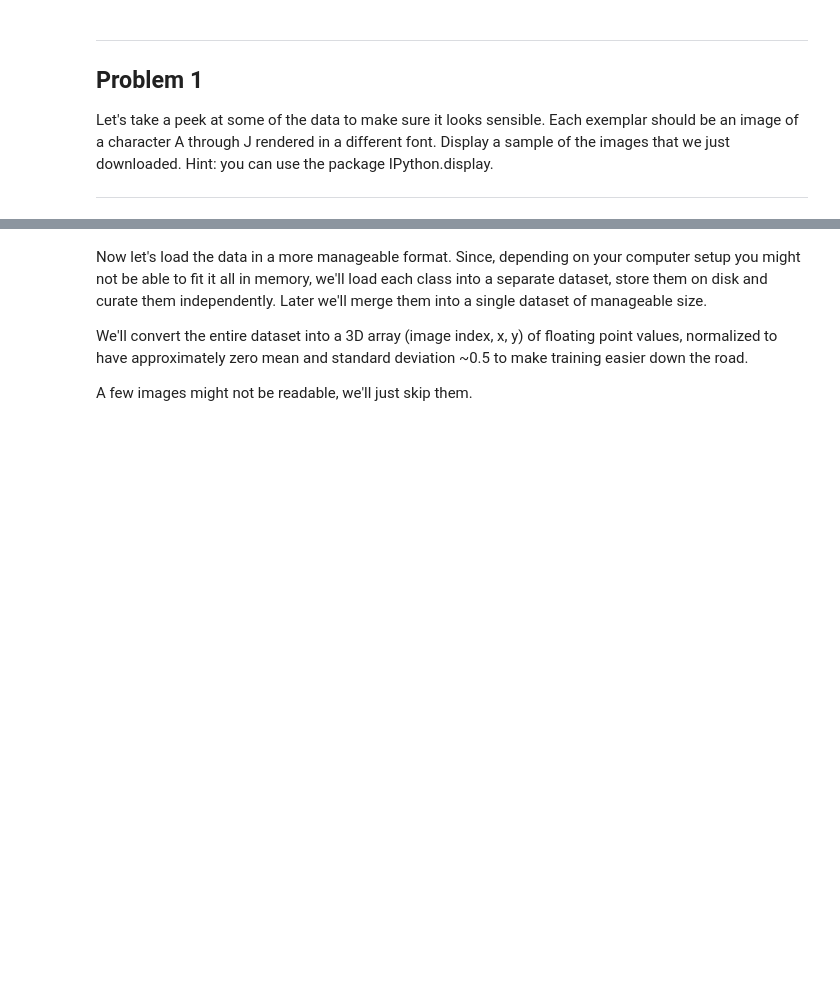
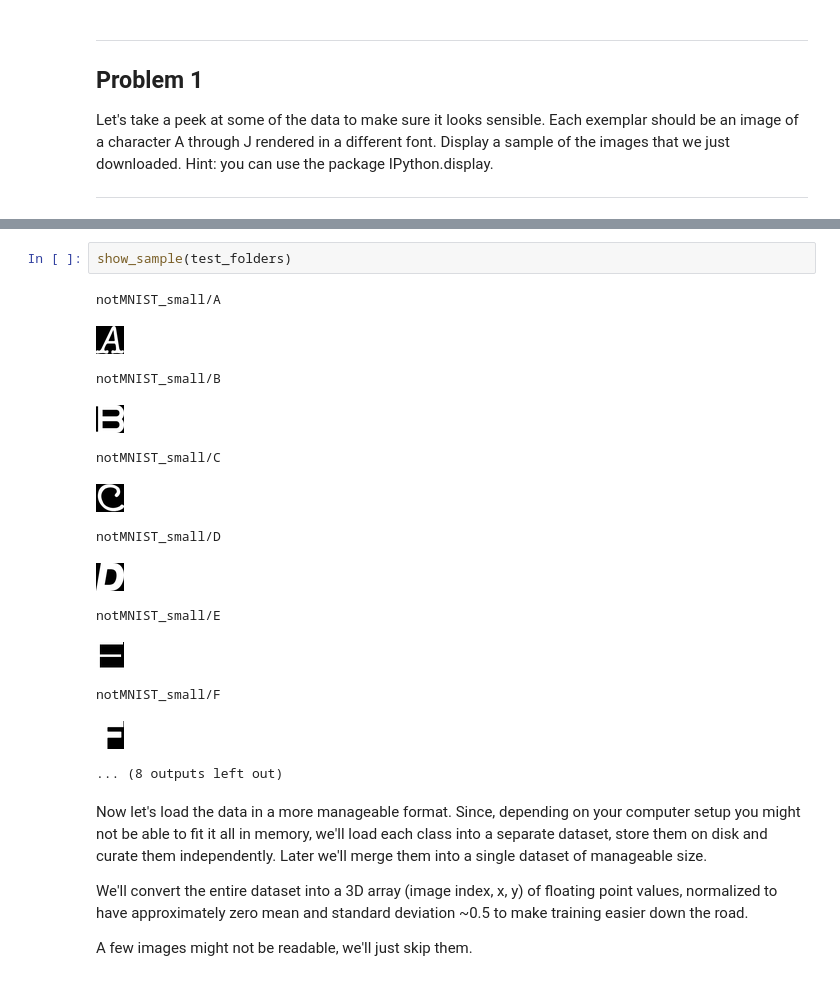
Before and after one commit to adityasalapaka/deep_learning_udacity, a Jupyter notebook: 1_notmnist.ipynb, the cells around one changed output, grey strips where cells are left out. Saved outputs shown, nothing was run; the diff lists cells and outputs as text; blank space fills up the shorter version.

```diff
--- a/1_notmnist.ipynb
+++ b/1_notmnist.ipynb
@@ -147,3 +146,19 @@ notMNIST_large/F
+# %%
+show_sample(test_folders)
+# %% [output]
+notMNIST_small/A
+[figure, added]
+notMNIST_small/B
+[figure, added]
+notMNIST_small/C
+[figure, added]
+notMNIST_small/D
+[figure, added]
+notMNIST_small/E
+[figure, added]
+notMNIST_small/F
+[figure, added]
+... (8 outputs left out)
 # %% [markdown]
 Now let's load the data in a more manageable format. Since, depending on your computer setup you might not be able to fit it all in memory, we'll load each class into a separate dataset, store them on disk and curate them independently. Later we'll merge them into a single dataset of manageable size.
 
```
Also changed, not shown: parts of 5 cells of this notebook.
